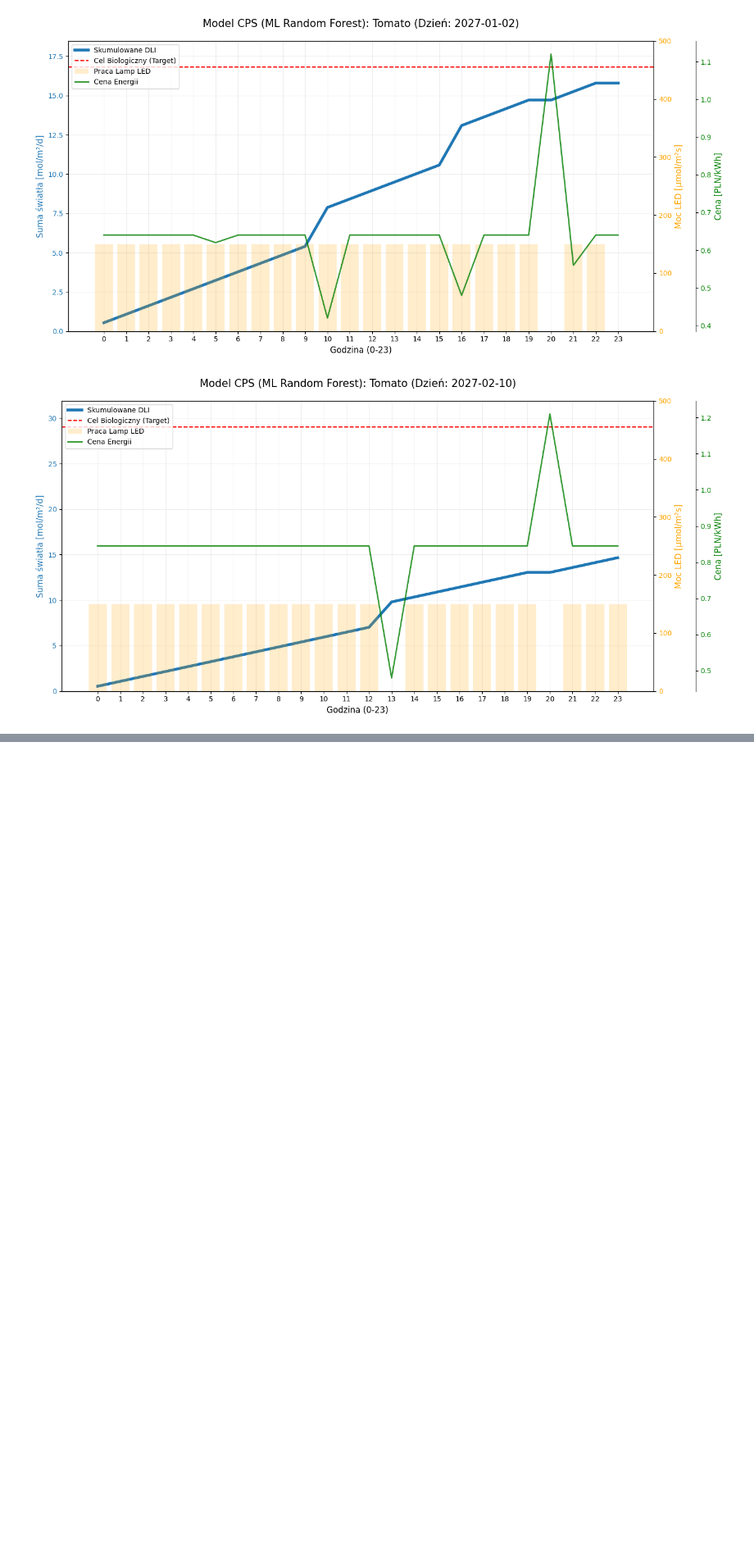
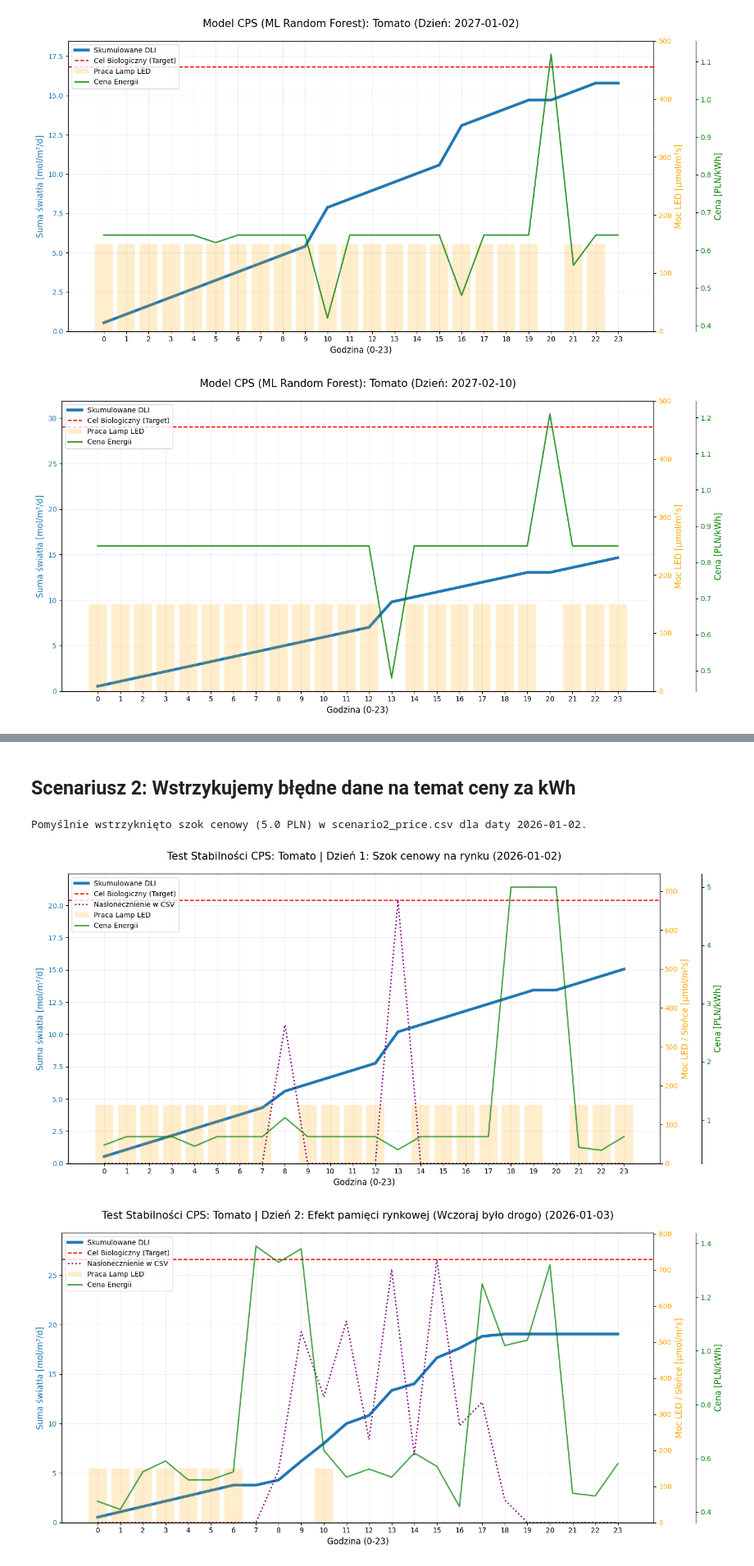
Before and after one commit to jfx21/cps-plant, a Jupyter notebook: notebooks/plant_handling_model.ipynb, the cells around one changed output, grey strips where cells are left out. Shown at 82% size. Cells and saved outputs as stored; diff of their text form; code cells hidden in the pictures; blank space fills up the shorter version.

```diff
--- a/notebooks/plant_handling_model.ipynb
+++ b/notebooks/plant_handling_model.ipynb
@@ -354,0 +499,2 @@ plot_results(results2, 'Tomato', wybrana_data)
+# %% [markdown]
+## Scenariusz 2: Wstrzykujemy błędne dane na temat ceny za kWh
@@ -354,0 +522,45 @@ plot_results(results2, 'Tomato', wybrana_data)
+# %%
+agent_s2 = MLCultivationAgent(database_path='plants_dataset.csv', output_path='scenario2_price.csv')
+agent_s2.train_on_history()
+
+base_data = pd.read_csv('plants_dataset.csv')
+
+# DZIEŃ 1 (2026-01-02) - wystąpienie anomali rynkowej
+# Generowanie dnia rynkowego
+dzien_2_czysty = agent_s2.grow_tomato(target_date='2026-01-02')
+
+# Wstrzyknięcie bezpośrednio do pliku CSV drastycznego skoku cen wieczorem (18:00 - 20:00)
+inject_price_spike_to_csv(file_path='scenario2_price.csv', target_date='2026-01-02', target_hours=[18, 19, 20], spike_price=5.0)
+
+# Synchronizacja pamięci agenta o zmodyfikowany plik CSV z dysku i douczenie modelu
+s2_data = pd.read_csv('scenario2_price.csv')
+agent_s2.tomato_data = pd.concat([base_data, s2_data[s2_data['Plant_Type'] == 'Tomato']], ignore_index=True)
+agent_s2.tomato_data['Timestamp'] = pd.to_datetime(agent_s2.tomato_data['Timestamp'])
+agent_s2.train_on_history()
+
+# Wizualizacja Dnia Usterki
+dane_dzien_2 = pd.read_csv('scenario2_price.csv')
+dzien_2_plot = dane_dzien_2[dane_dzien_2['Timestamp'].astype(str).str.contains('2026-01-02')].drop_duplicates(subset=['Hour'], keep='last').sort_values('Hour')
+plot_cps_fault_scenarios(dzien_2_plot, plant_type='Tomato', date_str='2026-01-02', scenario_title="Dzień 1: Szok cenowy na rynku")
+
+
+# DZIEŃ 2 (2026-01-03): reakcja modelu na drogą cenę z dnia wczorajszego i "obawę" o koszty
+# Cena wraca do normy (0.60), ale model ma w pamięci cechę "yesterday_mean_price" podbitą przez wczorajszy dzień
+dzien_3_adaptacja = agent_s2.grow_tomato(target_date='2026-01-03')
+
+# Wizualizacja Dnia Adaptacji
+dzien_3_plot = dzien_3_adaptacja.drop_duplicates(subset=['Hour'], keep='last').sort_values('Hour')
+plot_cps_fault_scenarios(dzien_3_plot, plant_type='Tomato', date_str='2026-01-03', scenario_title="Dzień 2: Efekt pamięci rynkowej (Wczoraj było drogo)")
+
+
+# DZIEŃ 3 (2026-01-04): powrót do normalnego dnia pracy
+# Po 24 godzinach normalnych cen, cecha historyczna wraca do normy, a model odzyskuje standardową pewność działania
+dzien_4_stabilizacja = agent_s2.grow_tomato(target_date='2026-01-04')
+
+# Wizualizacja Dnia Stabilizacji
+dzien_4_plot = dzien_4_stabilizacja.drop_duplicates(subset=['Hour'], keep='last').sort_values('Hour')
+plot_cps_fault_scenarios(dzien_4_plot, plant_type='Tomato', date_str='2026-01-04', scenario_title="Dzień 3: Pełny powrót do stabilizacji")
+# %% [output]
+Pomyślnie wstrzyknięto szok cenowy (5.0 PLN) w scenario2_price.csv dla daty 2026-01-02.
+[figure, added]
+[figure, added]
```
Also changed, not shown: parts of 11 cells of this notebook, 1 other file.
